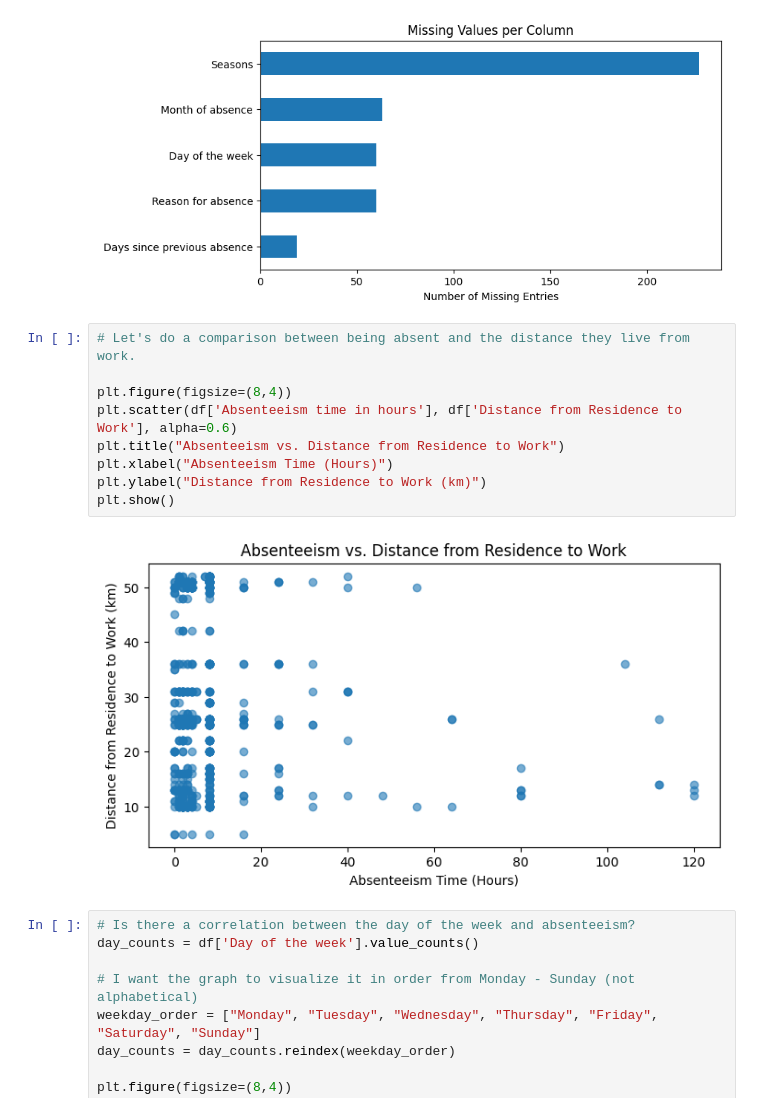
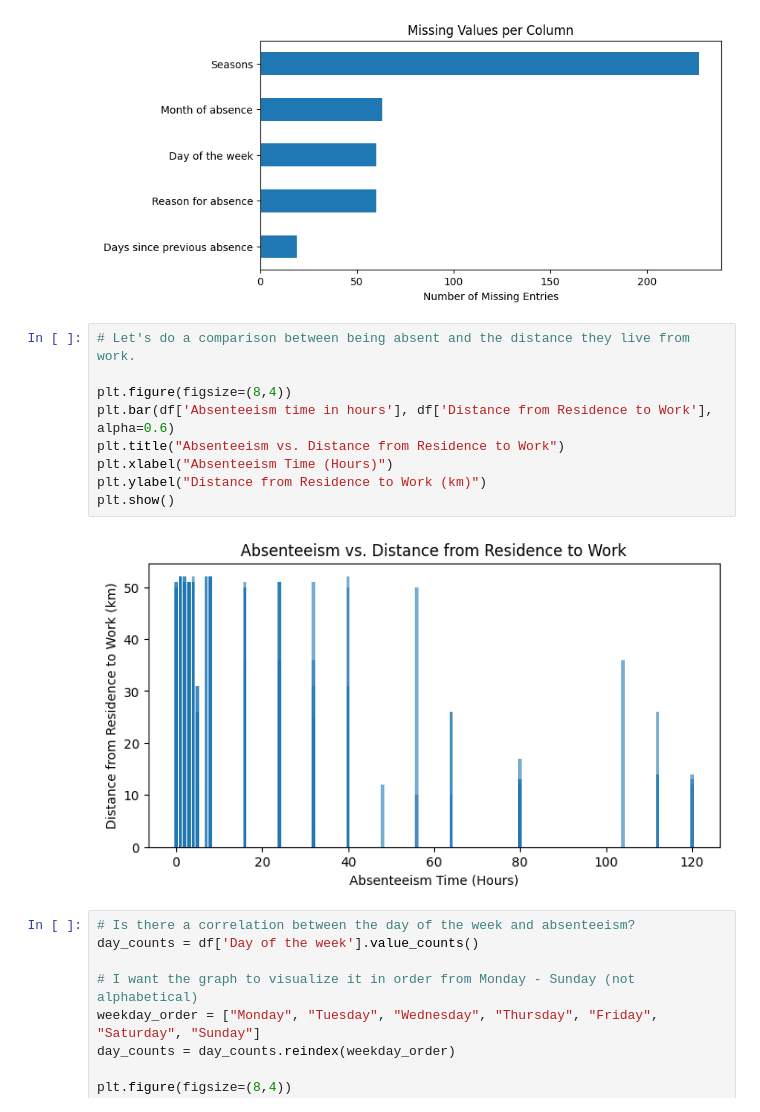
Before and after one commit to Tyler-Johnston/Absentee-Analysis, a Jupyter notebook: Group10_DMI_2526.ipynb, the cells around one changed output. Drawn from its saved outputs; the diff is of its cells as text.

```diff
--- a/Group10_DMI_2526.ipynb
+++ b/Group10_DMI_2526.ipynb
@@ -51,14 +51,14 @@ plt.show()
 # %%
 # Let's do a comparison between being absent and the distance they live from work.
 
 plt.figure(figsize=(8,4))
-plt.scatter(df['Absenteeism time in hours'], df['Distance from Residence to Work'], alpha=0.6)
+plt.bar(df['Absenteeism time in hours'], df['Distance from Residence to Work'], alpha=0.6)
 plt.title("Absenteeism vs. Distance from Residence to Work")
 plt.xlabel("Absenteeism Time (Hours)")
 plt.ylabel("Distance from Residence to Work (km)")
 plt.show()
 # %% [output]
-[figure, old version]
+[figure, new version]
 # %%
 # Is there a correlation between the day of the week and absenteeism?
 day_counts = df['Day of the week'].value_counts()
```
Also changed, not shown: parts of 1 cell of this notebook, 5 other files.
